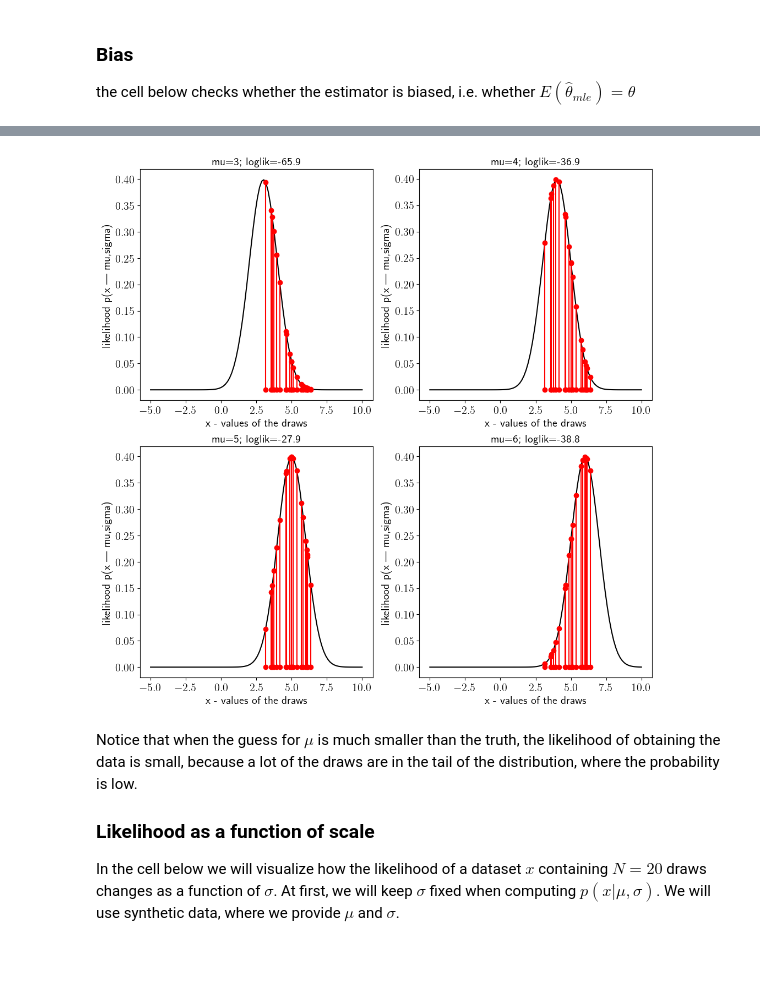
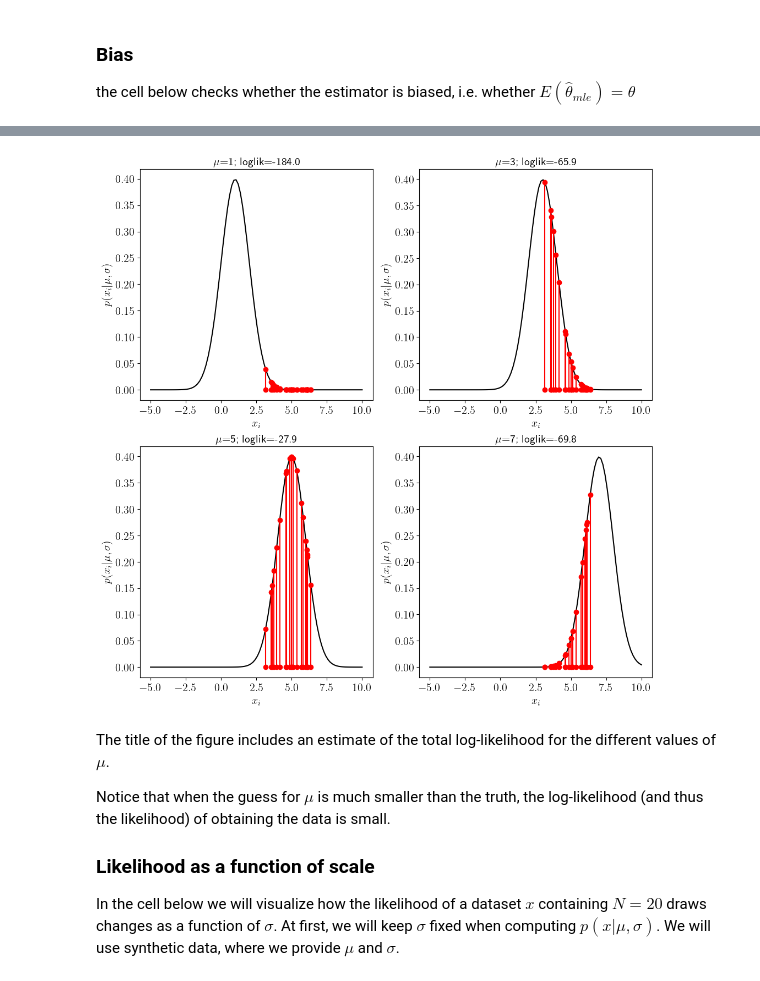
Before and after one commit to cdds-uiuc/simles-book, a Jupyter notebook: _build/jupyter_execute/content/Module02/M02_N01_Estimation.ipynb, the cells around one changed output, grey strips where cells are left out. Cells and saved outputs as stored; diff of their text form; code cells hidden in the pictures.

```diff
--- a/_build/jupyter_execute/content/Module02/M02_N01_Estimation.ipynb
+++ b/_build/jupyter_execute/content/Module02/M02_N01_Estimation.ipynb
@@ -349,37 +284,0 @@ for j in range(4):
-# %%
-# set parameters for synthetic data
-np.random.seed(seed=233421)
-mu_true=5
-sig_true=1
-
-# generate synthetic data
-Nsamples=20
-x=stats.norm.rvs(loc=mu_true, scale=sig_true,size=Nsamples)
-
-# we will evalute the likelihood for four values of mu.
-mu_vec=[3,4,5,6]
-
-# make a plot
-figure,axs=plt.subplots(2,2,figsize=[12,12])
-
-# points at which to plot the df
-x_support=np.linspace(-5,10,100)
-
-#cycle over the four possible values of mu
-for j in range(4):
-    plt.subplot(2,2,j+1)
-
-    # plot the probability of a gaussian
-    pdf=stats.norm.pdf(x_support,loc=mu_vec[j],scale=sig_true)
-    #plt.plot(x_support,pdf,'k')
-
-    # for every sample in the data x, plot the data and the value of the likelihood for that data point
-    for k in range(len(x)):
-        plt.plot([x[k],x[k]],[0,0],'r-o')
-
-    #compute the total log likelihood
-    loglik=(np.sum(np.log(stats.norm.pdf(x,loc=mu_vec[j],scale=sig_true))))
-
-    plt.xlabel('x - values of the draws')
-    #plt.ylabel('likelihood p(x | mu,sigma)')
-    plt.title('mu='+str(mu_vec[j])+';  loglik='+str(round(loglik,1)))
@@ -392,40 +306,42 @@ mu_true=5
 sig_true=1
 
 # generate synthetic data
 Nsamples=20
 x=stats.norm.rvs(loc=mu_true, scale=sig_true,size=Nsamples)
 
 # we will evalute the likelihood for four values of mu.
-mu_vec=[3,4,5,6]
+mu_vec=[1,3,5,7]
 
 # make a plot
 figure,axs=plt.subplots(2,2,figsize=[12,12])
 
 # points at which to plot the df
 x_support=np.linspace(-5,10,100)
 
 #cycle over the four possible values of mu
 for j in range(4):
     plt.subplot(2,2,j+1)
 
     # plot the probability of a gaussian
     pdf=stats.norm.pdf(x_support,loc=mu_vec[j],scale=sig_true)
     plt.plot(x_support,pdf,'k')
 
     # for every sample in the data x, plot the data and the value of the likelihood for that data point
     for k in range(len(x)):
         plt.plot([x[k],x[k]],[0,stats.norm.pdf(x[k],loc=mu_vec[j],scale=sig_true)],'r-o')
 
     #compute the total log likelihood
     loglik=(np.sum(np.log(stats.norm.pdf(x,loc=mu_vec[j],scale=sig_true))))
 
-    plt.xlabel('x - values of the draws')
-    plt.ylabel('likelihood p(x | mu,sigma)')
-    plt.title('mu='+str(mu_vec[j])+';  loglik='+str(round(loglik,1)))
+    plt.xlabel(r'$x_i$ ')
+    plt.ylabel(r'$p(x_i | \mu,\sigma)$')
+    plt.title(r'$\mu$='+str(mu_vec[j])+';  loglik='+str(round(loglik,1)))
 # %% [output]
-[figure, old version]
+[figure, new version]
 # %% [markdown]
-Notice that when the guess for $\mu$ is much smaller than the truth, the likelihood of obtaining the data is small, because a lot of the draws are in the tail of the distribution, where the probability is low.
+The title of the figure includes an estimate of the total log-likelihood for the different values of $\mu$.
+
+Notice that when the guess for $\mu$ is much smaller than the truth, the log-likelihood (and thus the likelihood) of obtaining the data is small.
 
 ### Likelihood as a function of scale
 In the cell below we will visualize how the likelihood of a dataset $x$ containing $N=20$ draws changes as a function of $\sigma$. At first, we will keep $\sigma$ fixed when computing $p(x|\mu,\sigma)$.
```
Also changed, not shown: parts of 25 cells of this notebook, 44 other files.
